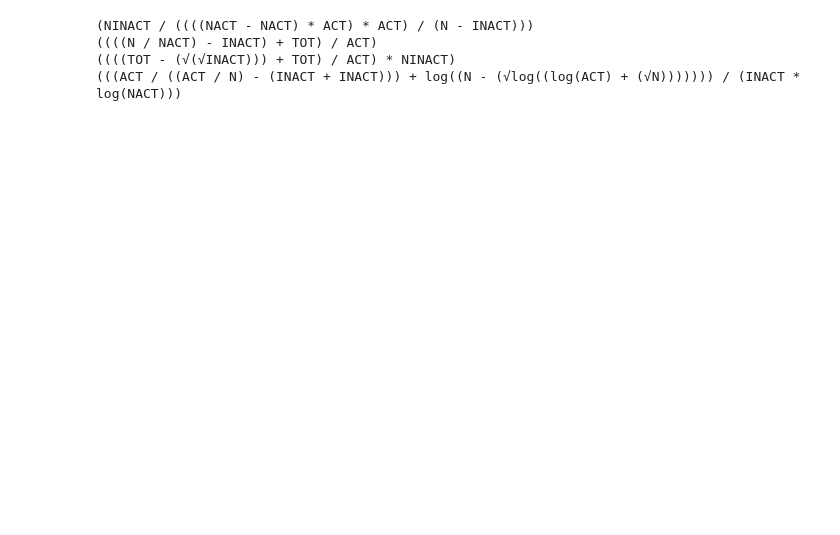
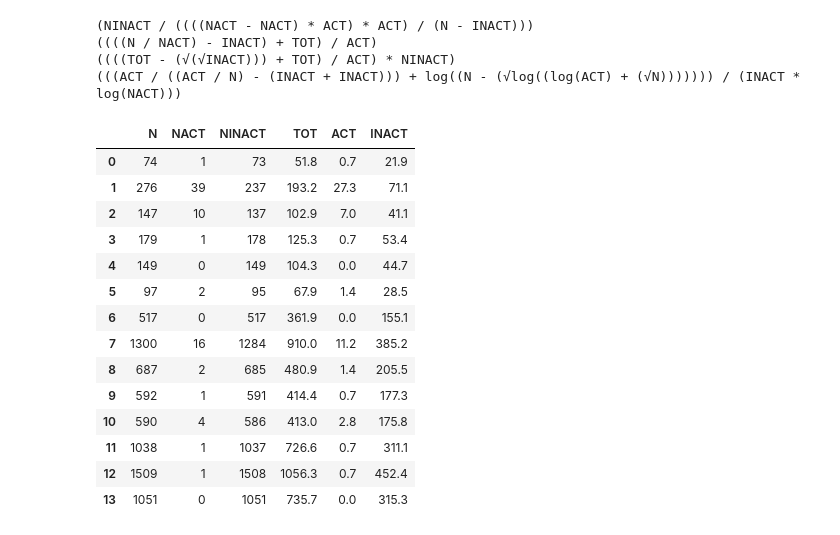
Before and after one commit to yx1226/GP-in-data-mining-for-ChemBL, a Jupyter notebook: ChemBL_LinearGP.ipynb, the cells around one changed output. Cells and saved outputs as stored; diff of their text form; code cells hidden in the pictures; blank space fills up the shorter version.

```diff
--- a/ChemBL_LinearGP.ipynb
+++ b/ChemBL_LinearGP.ipynb
@@ -74,13 +74,3 @@ for filename in filenames:
 print(files)
 # %% [output]
 ['/content/drive/My Drive/ChemBL/at1.csv', '/content/drive/My Drive/ChemBL/mmp1.csv', '/content/drive/My Drive/ChemBL/pkc.csv', '/content/drive/My Drive/ChemBL/pde4.csv', '/content/drive/My Drive/Chem ...
-# %%
-i = 0
-
-for dataframe in dataframes:
-  #dataframe = pd.DataFrame(dataframe)
-  #dataList.append(dataframe)
-  print(files[i])
-  i = i +1
-
-  print(dataframe)
@@ -485,3 +437,6 @@ print(evaluate(program, train.iloc[0]))
+# %%
+prediction_x = df_X_train.iloc[:,1:7]
+target_x = df_X_test.iloc[:,1:7]
 # %%
 def safe_div(a, b):
     return a / b if b else a
@@ -603,3 +555,21 @@ def compute_fitness(program, prediction, target):
     mse = ((pd.Series(prediction)- pd.Series(target)) ** 0.2).mean()
     penalty = node_count(program) ** REG_STRENGTH
     return mse * penalty
+# %%
+prediction_x
+# %% [output]
+|  | N | NACT | NINACT | TOT | ACT | INACT |
+| 0 | 74 | 1 | 73 | 51.8 | 0.7 | 21.9 |
+| 1 | 276 | 39 | 237 | 193.2 | 27.3 | 71.1 |
+| 2 | 147 | 10 | 137 | 102.9 | 7.0 | 41.1 |
+| 3 | 179 | 1 | 178 | 125.3 | 0.7 | 53.4 |
+| 4 | 149 | 0 | 149 | 104.3 | 0.0 | 44.7 |
+| 5 | 97 | 2 | 95 | 67.9 | 1.4 | 28.5 |
+| 6 | 517 | 0 | 517 | 361.9 | 0.0 | 155.1 |
+| 7 | 1300 | 16 | 1284 | 910.0 | 11.2 | 385.2 |
+| 8 | 687 | 2 | 685 | 480.9 | 1.4 | 205.5 |
+| 9 | 592 | 1 | 591 | 414.4 | 0.7 | 177.3 |
+| 10 | 590 | 4 | 586 | 413.0 | 2.8 | 175.8 |
+| 11 | 1038 | 1 | 1037 | 726.6 | 0.7 | 311.1 |
+| 12 | 1509 | 1 | 1508 | 1056.3 | 0.7 | 452.4 |
+| 13 | 1051 | 0 | 1051 | 735.7 | 0.0 | 315.3 |
```
Also changed, not shown: parts of 14 cells of this notebook.
